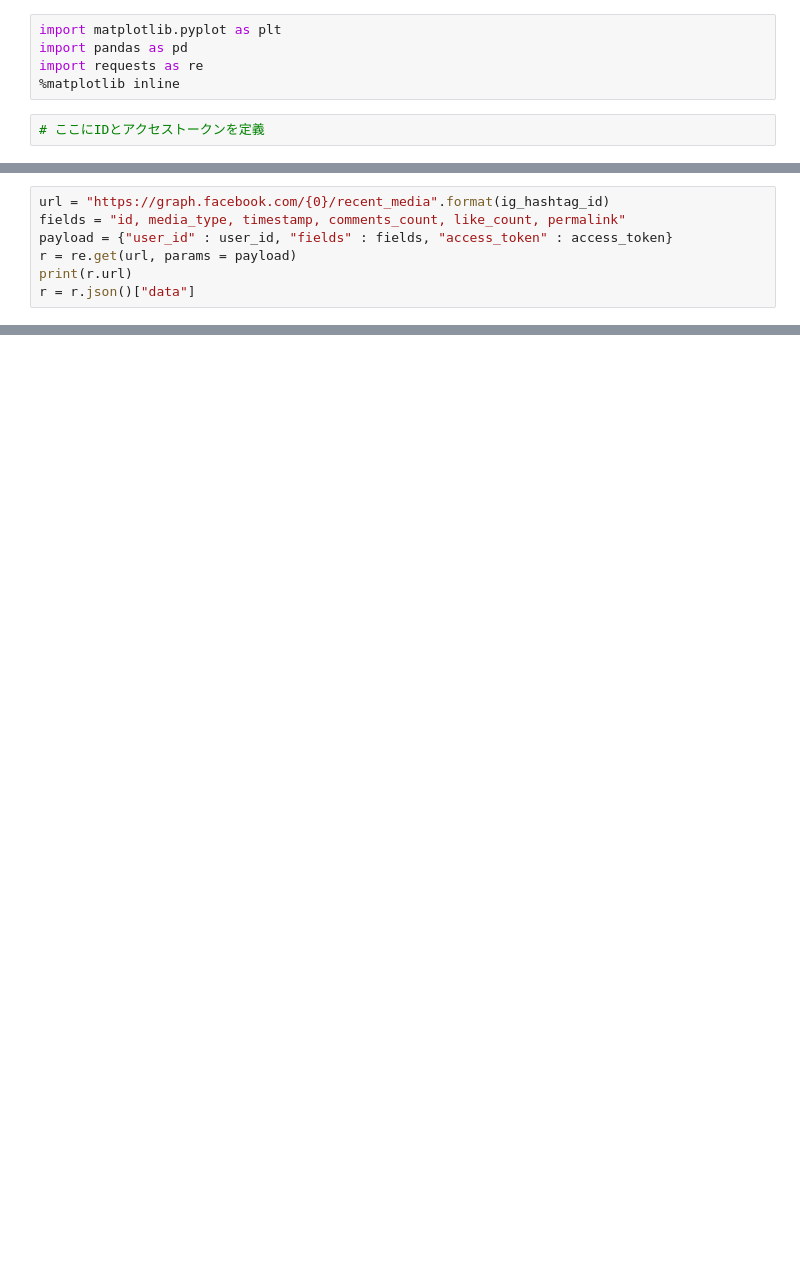
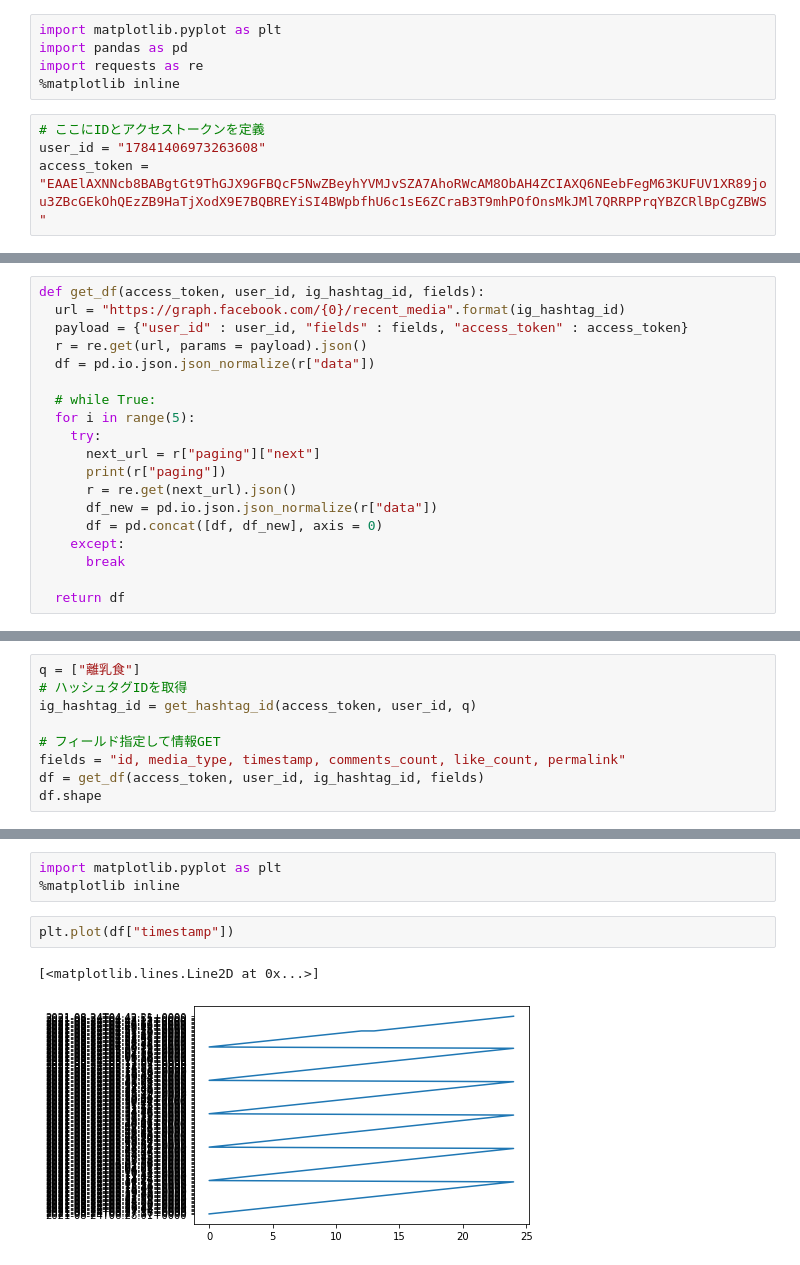
Before and after one commit to TakehikoEsaka/ig_api, a Jupyter notebook: ig_graph_api_sample.ipynb, the cells around one changed output, grey strips where cells are left out. Drawn from its saved outputs; the diff is of its cells as text; blank space fills up the shorter version.

```diff
--- a/ig_graph_api_sample.ipynb
+++ b/ig_graph_api_sample.ipynb
@@ -7,4 +7,6 @@ import requests as re
 %matplotlib inline
 # %%
 # ここにIDとアクセストークンを定義
+user_id = "17841406973263608"
+access_token = "EAAElAXNNcb8BABgtGt9ThGJX9GFBQcF5NwZBeyhYVMJvSZA7AhoRWcAM8ObAH4ZCIAXQ6NEebFegM63KUFUV1XR89jou3ZBcGEkOhQEzZB9HaTjXodX9E7BQBREYiSI4BWpbfhU6c1sE6ZCraB3T9mhPOfOnsMkJMl7QRRPPrqYBZCRlBpCgZBWS"
 # %%
@@ -21,7 +20,19 @@ https://graph.facebook.com/v11.0/ig_hashtag_search?user_id=17841406973263608&q=%
 # %%
-url = "https://graph.facebook.com/{0}/recent_media".format(ig_hashtag_id)
-fields = "id, media_type, timestamp, comments_count, like_count, permalink"
-payload = {"user_id" : user_id, "fields" : fields, "access_token" : access_token}
-r = re.get(url, params = payload)
-print(r.url)
-r = r.json()["data"]
+def get_df(access_token, user_id, ig_hashtag_id, fields):
+  url = "https://graph.facebook.com/{0}/recent_media".format(ig_hashtag_id)
+  payload = {"user_id" : user_id, "fields" : fields, "access_token" : access_token}
+  r = re.get(url, params = payload).json()
+  df = pd.io.json.json_normalize(r["data"])
+
+  # while True:
+  for i in range(5):
+    try:
+      next_url = r["paging"]["next"]
+      print(r["paging"])
+      r = re.get(next_url).json()
+      df_new = pd.io.json.json_normalize(r["data"])
+      df = pd.concat([df, df_new], axis = 0)
+    except:
+      break
+
+  return df
@@ -51,0 +39,9 @@ display(df)
+# %%
+q = ["離乳食"]
+# ハッシュタグIDを取得
+ig_hashtag_id = get_hashtag_id(access_token, user_id, q)
+
+# フィールド指定して情報GET
+fields = "id, media_type, timestamp, comments_count, like_count, permalink"
+df = get_df(access_token, user_id, ig_hashtag_id, fields)
+df.shape
@@ -51,0 +72,8 @@ display(df)
+# %%
+import matplotlib.pyplot as plt
+%matplotlib inline
+# %%
+plt.plot(df["timestamp"])
+# %% [output]
+[<matplotlib.lines.Line2D at 0x...>]
+[figure, added]
```
Also changed, not shown: parts of 6 cells of this notebook.
